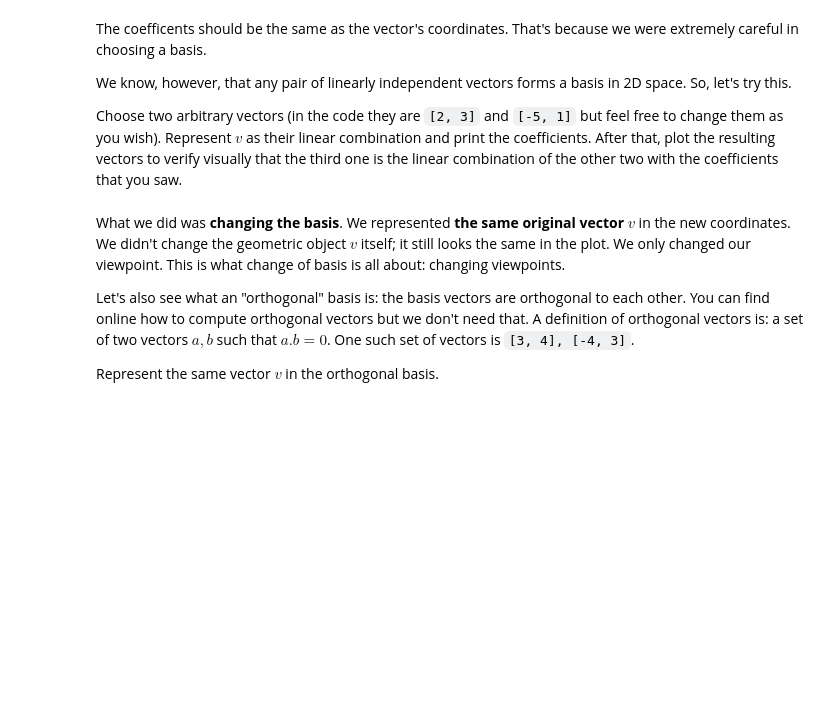
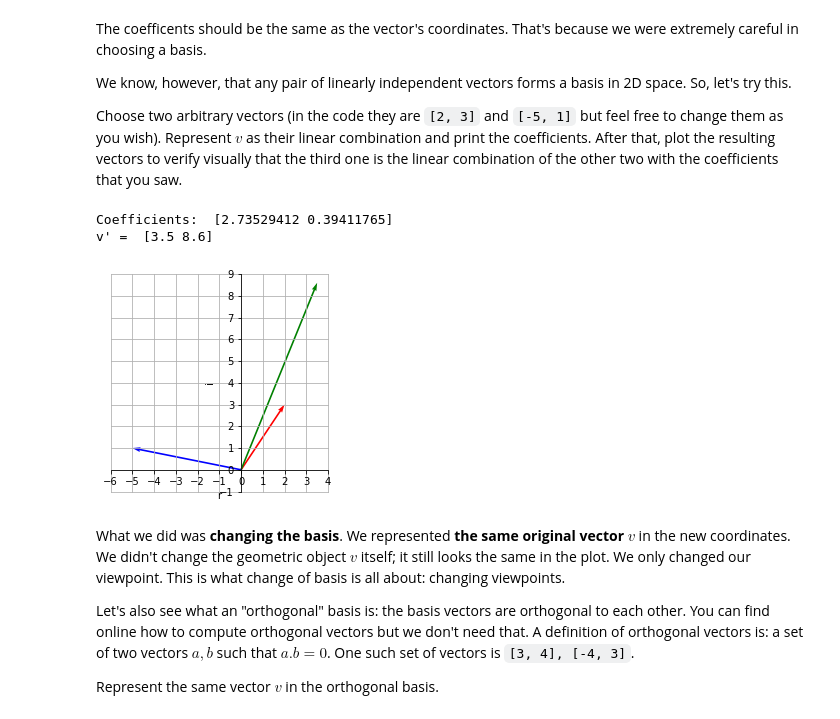
Before and after one commit to Inforser/Artificial-Intelligence-2018, a Jupyter notebook: Math Concepts For Developers-Apr_2018/03 - Linear Algebra/06. Linear-Algebra-Exercise/Linear Algebra Exercise.ipynb, the cells around one changed output. Cells and saved outputs as stored; diff of their text form; code cells hidden in the pictures; blank space fills up the shorter version.

```diff
--- a/Math Concepts For Developers-Apr_2018/03 - Linear Algebra/06. Linear-Algebra-Exercise/Linear Algebra Exercise.ipynb
+++ b/Math Concepts For Developers-Apr_2018/03 - Linear Algebra/06. Linear-Algebra-Exercise/Linear Algebra Exercise.ipynb
@@ -67,7 +65,9 @@ def find_linear_combination_coefficients(e1, e2, v):
     Returns the coordinates of the representation of v in the basis {e_1, e_2}.
     That is, the unknown coefficients in the linear combination v = lambda_1 * e_1 + lambda_2 * e_2
     """
-    pass
+    a = np.array([[e1[0], e2[0]], [e1[1], e2[1]]])
+    b = np.array(v)
+    return np.linalg.solve(a, b)
 # %%
 e1, e2 = [[1, 0], [0, 1]]
 v = [3.5, 8.6]
@@ -86,9 +89,20 @@ We know, however, that any pair of linearly independent vectors forms a basis in
 Choose two arbitrary vectors (in the code they are `[2, 3]` and `[-5, 1]` but feel free to change them as you wish). Represent $v$ as their linear combination and print the coefficients. After that, plot the resulting vectors to verify visually that the third one is the linear combination of the other two with the coefficients that you saw.
 # %%
 e1, e2 = [[2, 3], [-5, 1]]
+# e1, e2 = [[2, 0], [0, 1]]
+
+v = [3.5, 8.6]
 coefficients = find_linear_combination_coefficients(e1, e2, v)
 print("Coefficients: ", str(coefficients))
-plot_vectors([[0, 0, i[0], i[1]] for i in [e1, e2, v]], "red", "blue", "green")
+###
+v_prim = np.array(e1)*coefficients[0] + np.array(e2)*coefficients[1]
+print("v' = ", v_prim)
+###
+plot_vectors([[0, 0, i[0], i[1]] for i in [e1, e2, v]], ["red", "blue", "green"])
+# %% [output]
+Coefficients:  [2.73529412 0.39411765]
+v' =  [3.5 8.6]
+[figure, added]
 # %% [markdown]
 What we did was **changing the basis**. We represented **the same original vector $v$** in the new coordinates. We didn't change the geometric object $v$ itself; it still looks the same in the plot. We only changed our viewpoint. This is what change of basis is all about: changing viewpoints.
 
```
Also changed, not shown: parts of 10 cells of this notebook.
